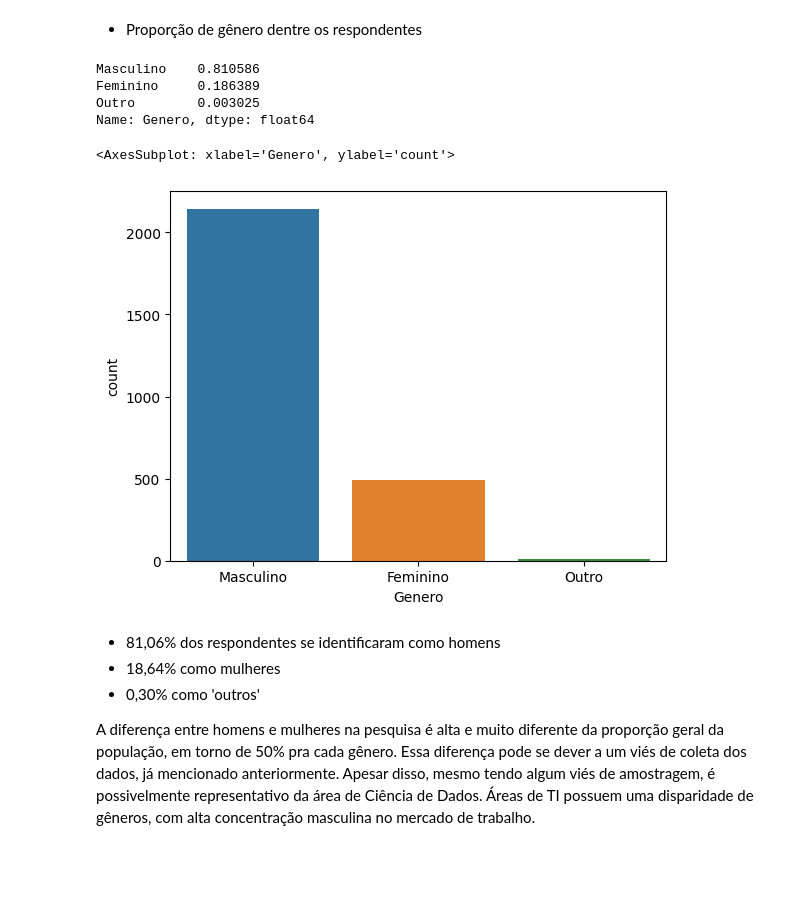
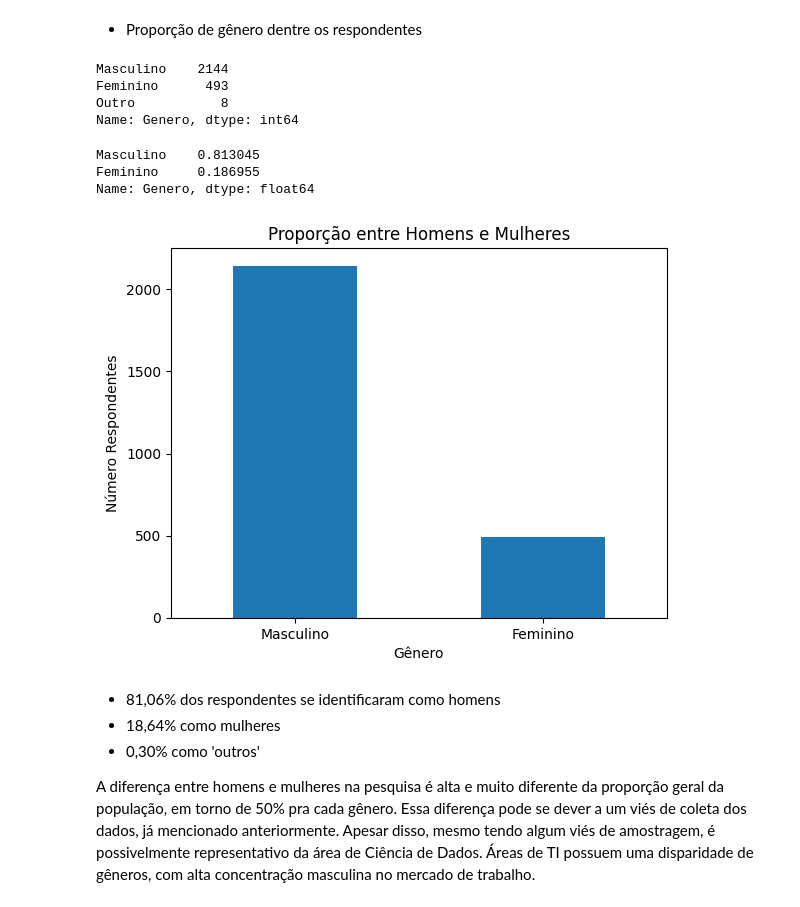
Before and after one commit to MayaraDM/ADA-DS_programming_techiniques_project, a Jupyter notebook: ProjetoV_analise.ipynb, the cells around one changed output. Saved outputs shown, nothing was run; the diff lists cells and outputs as text; code cells hidden in the pictures; blank space fills up the shorter version.

```diff
--- a/ProjetoV_analise.ipynb
+++ b/ProjetoV_analise.ipynb
@@ -48,17 +48,29 @@ df.head()
 # %% [markdown]
 - Proporção de gênero dentre os respondentes
 # %%
-df['Genero'].value_counts(normalize=True)
+df['Genero'].value_counts()
 # %% [output]
-Masculino    0.810586
-Feminino     0.186389
-Outro        0.003025
-Name: Genero, dtype: float64
+Masculino    2144
+Feminino      493
+Outro           8
+Name: Genero, dtype: int64
-# %%
-sns.countplot(df, x="Genero")
-# %% [output]
-<AxesSubplot: xlabel='Genero', ylabel='count'>
-[figure, removed]
+# %%
+df = df[df['Genero']!='Outro']
+df['Genero'].value_counts(normalize=True)
+# %% [output]
+Masculino    0.813045
+Feminino     0.186955
+Name: Genero, dtype: float64
+# %%
+# Fazer gráfico com valor normalizado ou não?
+df['Genero'].value_counts().plot(kind='bar',
+                                 ylabel='Número Respondentes',
+                                 xlabel='Gênero',
+                                 title='Proporção entre Homens e Mulheres',
+                                 rot=0)
+plt.show()
+# %% [output]
+[figure, added]
 # %% [markdown]
 - 81,06% dos respondentes se identificaram como homens
 - 18,64% como mulheres
```
Also changed, not shown: parts of 8 cells of this notebook.
